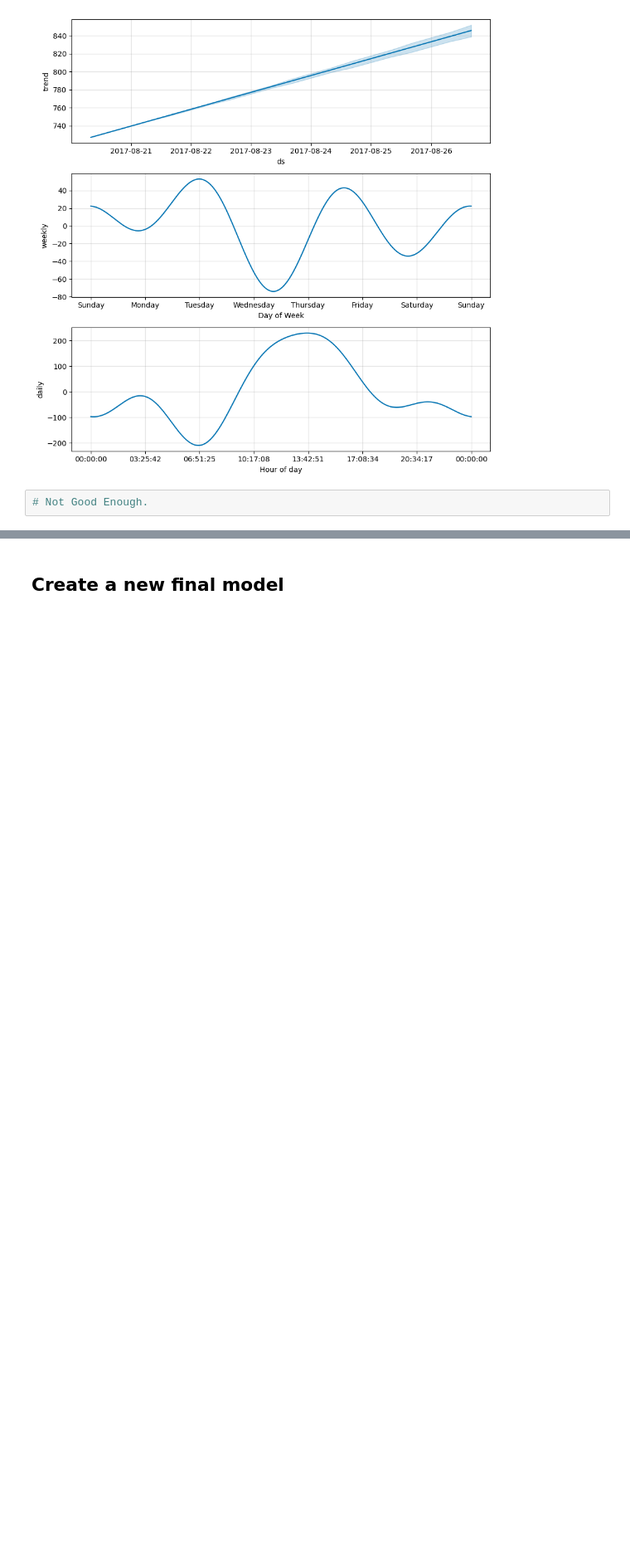
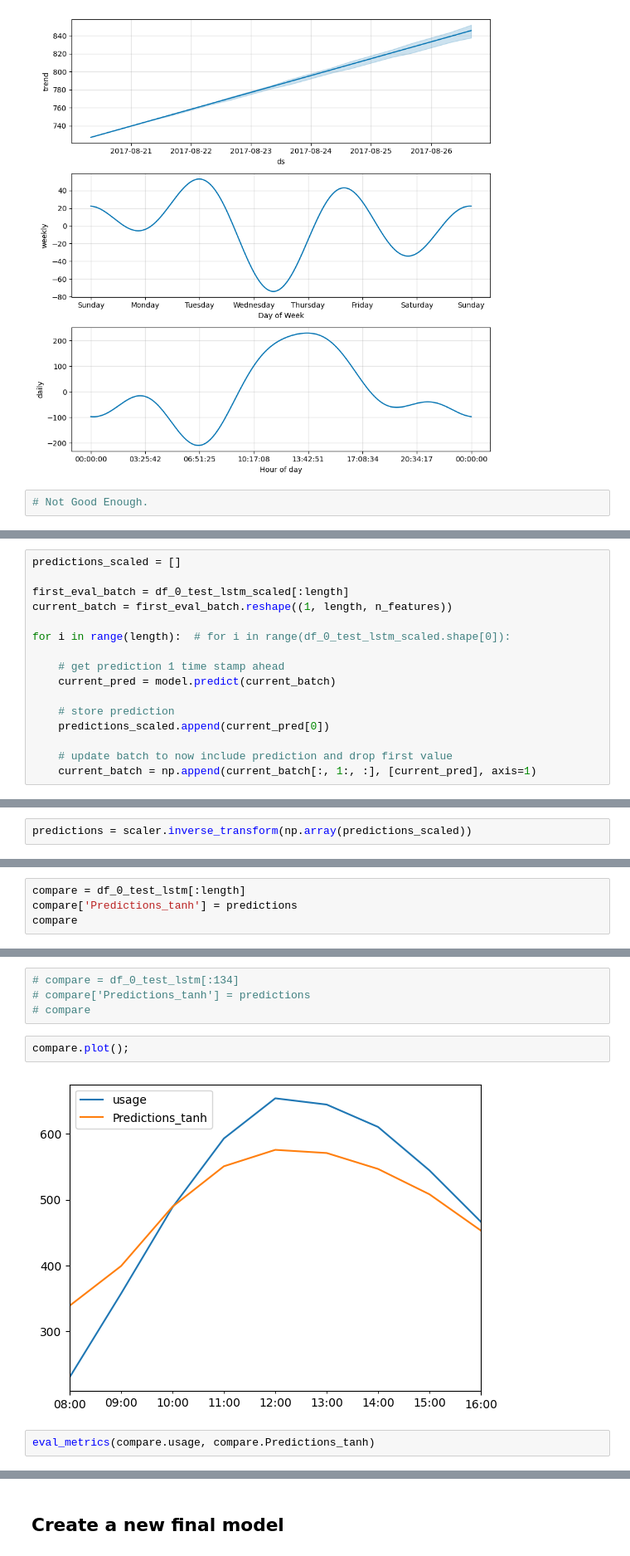
Before and after one commit to EmincanY/TimeSeriesModels-MunicipalityPredictions, a Jupyter notebook: Emincan_YILMAZ_interview.ipynb, the cells around one changed output, grey strips where cells are left out. Shown at 83% size. Drawn from its saved outputs; the diff is of its cells as text; blank space fills up the shorter version.

```diff
--- a/Emincan_YILMAZ_interview.ipynb
+++ b/Emincan_YILMAZ_interview.ipynb
@@ -1525,0 +1598,16 @@ ImportError: cannot import name 'SARIMAX' from 'statsmodels.tsa' (C:\Users\Acer\
+# %%
+predictions_scaled = []
+
+first_eval_batch = df_0_test_lstm_scaled[:length]
+current_batch = first_eval_batch.reshape((1, length, n_features))
+
+for i in range(length):  # for i in range(df_0_test_lstm_scaled.shape[0]):
+
+    # get prediction 1 time stamp ahead
+    current_pred = model.predict(current_batch)
+
+    # store prediction
+    predictions_scaled.append(current_pred[0])
+
+    # update batch to now include prediction and drop first value
+    current_batch = np.append(current_batch[:, 1:, :], [current_pred], axis=1)
@@ -1525,0 +1626,2 @@ ImportError: cannot import name 'SARIMAX' from 'statsmodels.tsa' (C:\Users\Acer\
+# %%
+predictions = scaler.inverse_transform(np.array(predictions_scaled))
@@ -1525,0 +1642,4 @@ ImportError: cannot import name 'SARIMAX' from 'statsmodels.tsa' (C:\Users\Acer\
+# %%
+compare = df_0_test_lstm[:length]
+compare['Predictions_tanh'] = predictions
+compare
@@ -1525,0 +1662,10 @@ ImportError: cannot import name 'SARIMAX' from 'statsmodels.tsa' (C:\Users\Acer\
+# %%
+# compare = df_0_test_lstm[:134]
+# compare['Predictions_tanh'] = predictions
+# compare
+# %%
+compare.plot();
+# %% [output]
+[figure, added]
+# %%
+eval_metrics(compare.usage, compare.Predictions_tanh)
```
Also changed, not shown: parts of 69 cells of this notebook.
